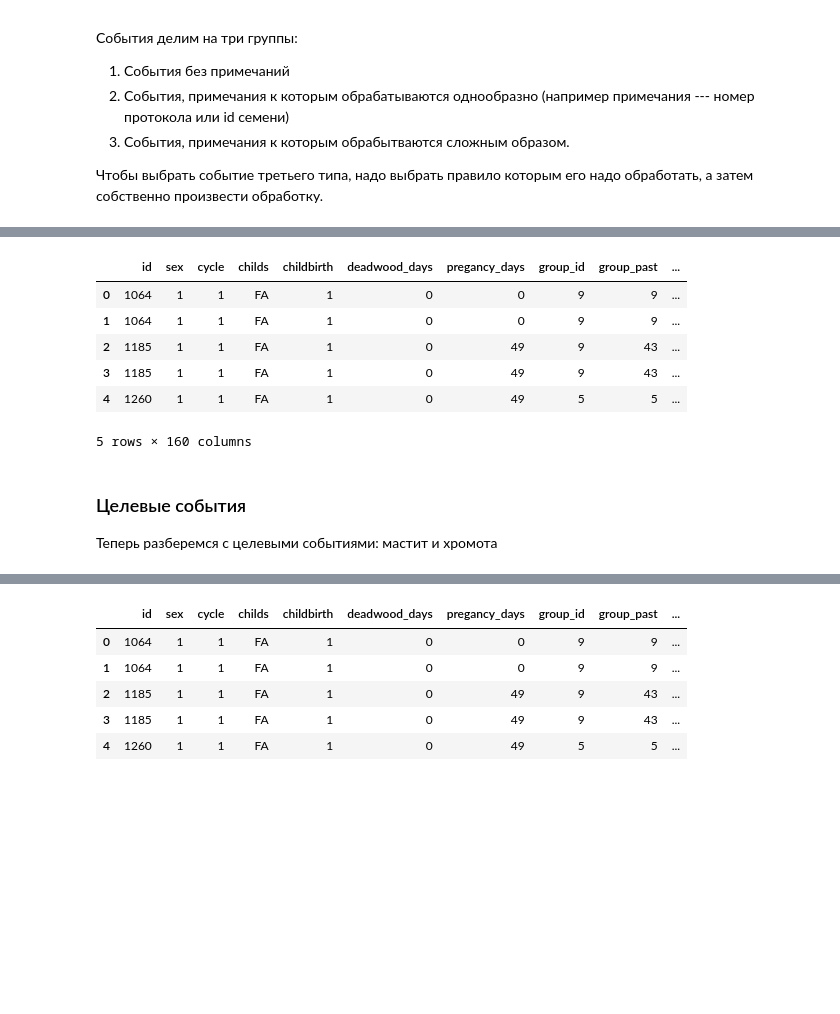
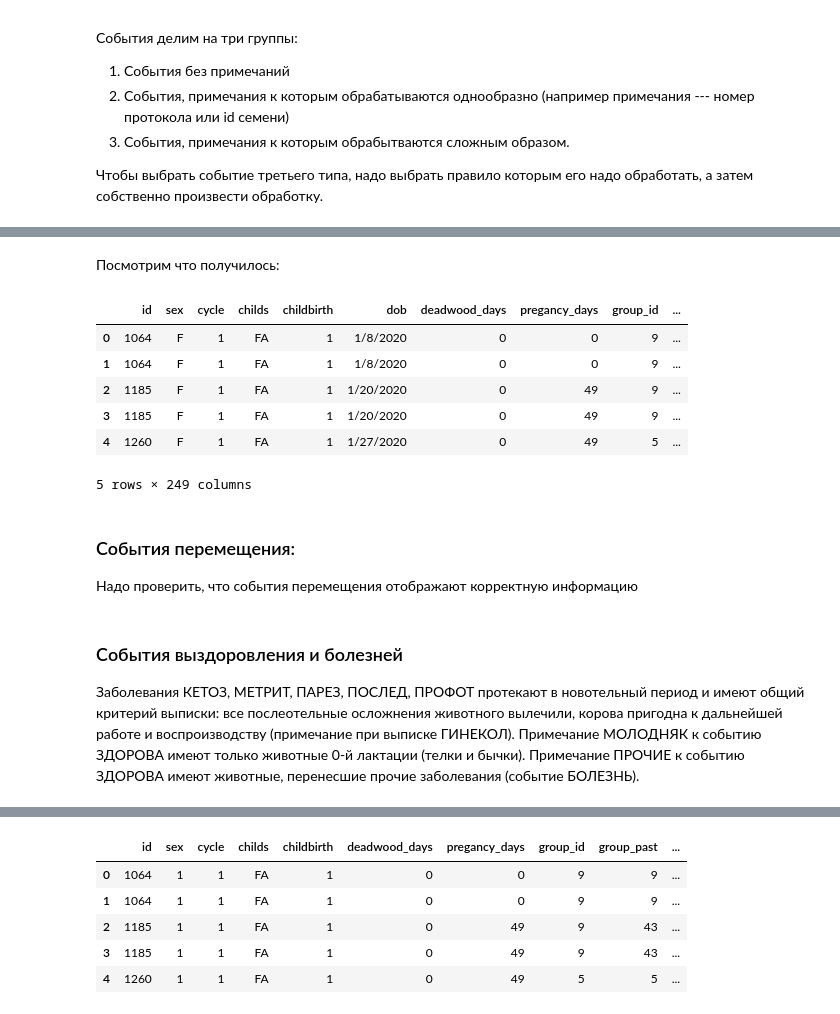
Before and after one commit to Desiment/cows-hack, a Jupyter notebook: notebooks/Preprocessing.ipynb, the cells around one changed output, grey strips where cells are left out. Cells and saved outputs as stored; diff of their text form; code cells hidden in the pictures; blank space fills up the shorter version.

```diff
--- a/notebooks/Preprocessing.ipynb
+++ b/notebooks/Preprocessing.ipynb
@@ -268,51 +424,18 @@ RP ['ПОСЛЕД', 'ПОСЛЕД2']
+# %% [markdown]
+Посмотрим что получилось:
 # %%
-import re
-countday=re.compile('[0-9]* ДНИ')
-
-df['remark'] = df.apply(lambda row: 'БРАК' if (row.event == EventType.OPEN and row.remark == 'БПАК') else row.remark, axis=1)
-df['remark'] = df.apply(lambda row: 'БЖТ' if  (row.event == EventType.OPEN and row.remark == 'БЕЗ ЖТ') else row.remark, axis=1)
-df['remark'] = df.apply(lambda row: row.remark.split(';')[1].strip().rstrip() if row.event == EventType.SOLD else row.remark, axis=1)
-df['remark'] = df.apply(lambda row: row.remark.split(';')[1].strip().rstrip() if row.event == EventType.DEAD else row.remark, axis=1)
-
-EVENT_EMPTY  = [EventType.OTHER, EventType.NULSCM, EventType.FRESH, EventType.DRY2]
-EVENT_UNIQUE = [EventType.TOSCM, EventType.DNB, EventType.BRED, EventType.SOLD, EventType.DEAD, EventType.DRY, EventType.OPEN, EventType.VAC, EventType.VACVIR, EventType.FOOTRIM, EventType.POT, EventType.ILLMISC, EventType.METR, EventType.PARES, EventType.RP]
-
-for event in EVENT_EMPTY:
-    df[str(event)] = df.apply(lambda row: 1 if row.event == event else 0, axis=1)
-
-for event in EVENT_UNIQUE:
-    protocols = df[df['event'] == event]['remark'].unique().tolist()
-    i = 0
-    for p in protocols:
-        p_feature_name = str(event) + '_' + str(i); i += 1;
-        df[p_feature_name] = df.apply(lambda row: 1 if row.event == event and row.remark == p else 0, axis=1)
-
-
-#parse ABORT:
-df['ABORT'] = df.apply(lambda row: 1 if row.event == EventType.ABORT else 0, axis=1)
-df['ABORT_DAYS'] = df.apply(lambda row: int(row.remark[0:-4]) if (row.event == EventType.ABORT and countday.match(row.remark)) else 0, axis=1)
-df['ABORT_YB']   = df.apply(lambda row: 1 if (row.event == EventType.ABORT and row.remark == 'ЖТ') else 0, axis=1)
-df['ABORT_LK']   = df.apply(lambda row: 1 if (row.event == EventType.ABORT and row.remark == 'ЛК') else 0, axis=1)
-df['ABORT_NYB']  = df.apply(lambda row: 1 if (row.event == EventType.ABORT and row.remark == 'БЕЗ ЖТ') else 0, axis=1)
-df['ABORT_BRK']  = df.apply(lambda row: 1 if (row.event == EventType.ABORT and row.remark == 'БРАК') else 0, axis=1)
-
-#parse PREG:
-df['PREG_EVENT_DAYS'] = df.apply(lambda row: int(row.remark[0:-4]) if (row.event == EventType.PREG and countday.match(row.remark)) else 0, axis=1)
-
-#parse PREGBEF:
-df['PREGBEF_EVENT_DAYS'] = df.apply(lambda row: int(row.remark[0:-4]) if (row.event == EventType.PREGBEF and countday.match(row.remark)) else 0, axis=1)
-
-#parse WEIGHT:
-#df['WEIGHT']  = df.apply(lambda row: int(row.remark) if (row.event == EventType.WEIGHT) else 0, axis=1)
-df.head()
+df.head(5)
 # %% [output]
-|  | id | sex | cycle | childs | childbirth | deadwood_days | pregancy_days | group_id | group_past | ... |
-| 0 | 1064 | 1 | 1 | FA | 1 | 0 | 0 | 9 | 9 | ... |
-| 1 | 1064 | 1 | 1 | FA | 1 | 0 | 0 | 9 | 9 | ... |
-| 2 | 1185 | 1 | 1 | FA | 1 | 0 | 49 | 9 | 43 | ... |
-| 3 | 1185 | 1 | 1 | FA | 1 | 0 | 49 | 9 | 43 | ... |
-| 4 | 1260 | 1 | 1 | FA | 1 | 0 | 49 | 5 | 5 | ... |
+|  | id | sex | cycle | childs | childbirth | dob | deadwood_days | pregancy_days | group_id | ... |
+| 0 | 1064 | F | 1 | FA | 1 | 1/8/2020 | 0 | 0 | 9 | ... |
+| 1 | 1064 | F | 1 | FA | 1 | 1/8/2020 | 0 | 0 | 9 | ... |
+| 2 | 1185 | F | 1 | FA | 1 | 1/20/2020 | 0 | 49 | 9 | ... |
+| 3 | 1185 | F | 1 | FA | 1 | 1/20/2020 | 0 | 49 | 9 | ... |
+| 4 | 1260 | F | 1 | FA | 1 | 1/27/2020 | 0 | 49 | 5 | ... |
-5 rows × 160 columns
+5 rows × 249 columns
+# %% [markdown]
+### События перемещения:
+Надо проверить, что события перемещения отображают корректную информацию
 # %% [markdown]
-### Целевые события
-Теперь разберемся с целевыми событиями: мастит и хромота
+###  Cобытия выздоровления и болезней
+Заболевания КЕТОЗ, МЕТРИТ, ПАРЕЗ, ПОСЛЕД, ПРОФОТ протекают в новотельный период и имеют общий критерий выписки: все послеотельные осложнения животного вылечили, корова пригодна к дальнейшей работе и воспроизводству (примечание при выписке ГИНЕКОЛ). Примечание МОЛОДНЯК к событию ЗДОРОВА имеют только животные 0-й лактации (телки и бычки). Примечание ПРОЧИЕ к событию ЗДОРОВА имеют животные, перенесшие прочие заболевания (событие БОЛЕЗНЬ).
```
Also changed, not shown: parts of 12 cells of this notebook.
